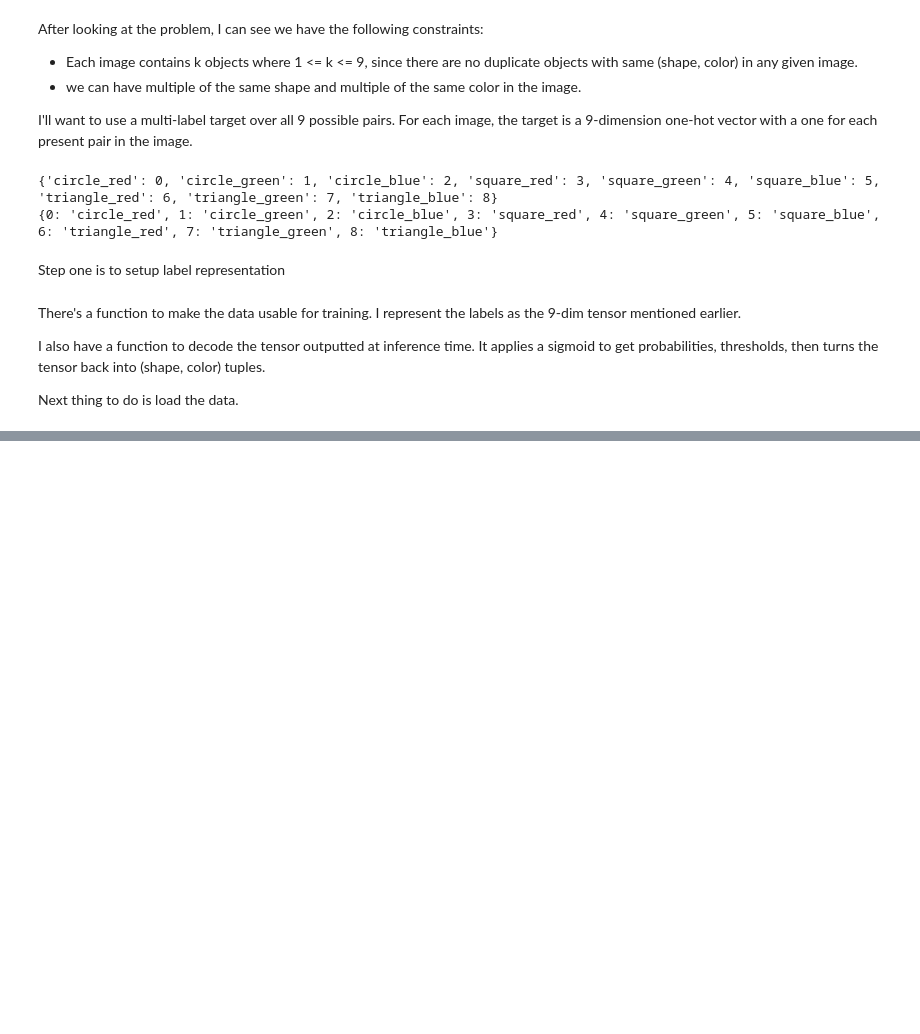
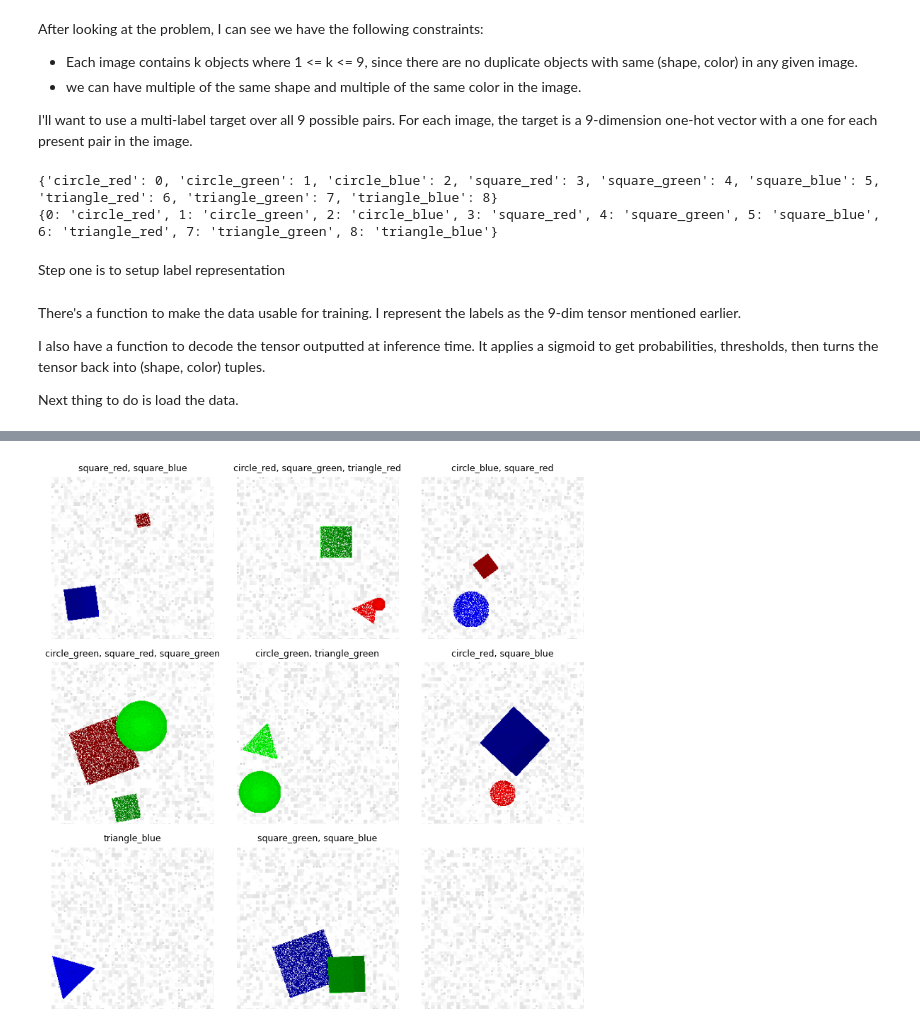
Before and after one commit to ojas-mediratta/kaggle-competitions, a Jupyter notebook: all_shapes_and_colors/ojas_mediratta_kodiak.ipynb, the cells around one changed output, grey strips where cells are left out. Cells and saved outputs as stored; diff of their text form; code cells hidden in the pictures; blank space fills up the shorter version.

```diff
--- a/all_shapes_and_colors/ojas_mediratta_kodiak.ipynb
+++ b/all_shapes_and_colors/ojas_mediratta_kodiak.ipynb
@@ -143,0 +200,86 @@ class ShapesColorsDatasetTrain(Dataset):
+# %%
+BATCH_SIZE = 32
+
+# File paths
+train_csv = "all-shapes-and-colors-v-2/dataset_v3/train.csv"
+test_csv = "all-shapes-and-colors-v-2/dataset_v3/test.csv"
+train_img_dir = "all-shapes-and-colors-v-2/dataset_v3"
+test_img_dir = "all-shapes-and-colors-v-2/dataset_v3"
+
+# Load and split training data
+train_df = pd.read_csv(train_csv)
+np.random.seed(17)
+indices = np.random.permutation(len(train_df))
+split_idx = int(0.8 * len(indices)) # 80 20 split ratio for the training and validation sets
+train_indices, val_indices = indices[:split_idx], indices[split_idx:]
+
+print(f"Total training samples: {len(train_df)}")
+print(f"Train split: {len(train_indices)}, Val split: {len(val_indices)}")
+
+# Transforms
+train_tfms = T.Compose([
+    T.ToTensor(),
+    T.Normalize(mean=[0.5, 0.5, 0.5], std=[0.5, 0.5, 0.5])
+    ])
+val_tfms = T.Compose([
+    T.ToTensor(),
+    T.Normalize(mean=[0.5, 0.5, 0.5], std=[0.5, 0.5, 0.5])
+])
+
+# Create base training dataset and split it
+full_train_ds = ShapesColorsDatasetTrain(train_csv, train_img_dir, transform=train_tfms)
+train_ds = IndexedDataset(full_train_ds, train_indices)
+
+full_val_ds = ShapesColorsDatasetTrain(train_csv, train_img_dir, transform=val_tfms)
+val_ds = IndexedDataset(full_val_ds, val_indices)
+
+test_ds = ShapesColorsDatasetTest(test_csv, test_img_dir, transform=val_tfms)
+
+# Create DataLoaders
+train_loader = DataLoader(
+    train_ds,
+    batch_size=BATCH_SIZE,
+    shuffle=True,
+    num_workers=0,
+    pin_memory=True
+)
+val_loader = DataLoader(
+    val_ds,
+    batch_size=BATCH_SIZE,
+    shuffle=False,
+    num_workers=0,
+    pin_memory=True
+)
+test_loader = DataLoader(
+    test_ds,
+    batch_size=BATCH_SIZE,
+    shuffle=False,
+    num_workers=0,
+    pin_memory=True
+)
+
+print(f"Datasets created - Train: {len(train_ds)}, Val: {len(val_ds)}, Test: {len(test_ds)}")
+
+#test the dataset
+# x0, y0 = train_ds[0]
+# print("image:", x0.shape)
+# print("target:", y0)
+# print("num objects:", int(y0.sum().item()))
+
+def unnorm(x):
+    # invert Normalize(mean=0.5, std=0.5) -> back to [0,1] for display
+    return (x * 0.5 + 0.5).clamp(0, 1)
+
+images, targets = next(iter(train_loader))
+
+plt.figure(figsize=(8, 8))
+for i in range(min(9, images.size(0))):
+    plt.subplot(3, 3, i+1)
+    img = unnorm(images[i]).permute(1, 2, 0).numpy()
+    plt.imshow(img)
+    idxs = (targets[i] > 0.5).nonzero(as_tuple=True)[0].tolist()
+    labels = [IDX_TO_PAIR[j] for j in idxs]  # e.g., 'triangle_blue'
+    plt.title(", ".join(labels), fontsize=9)
+    plt.axis("off")
+plt.tight_layout(); plt.show()
+# %% [output]
@@ -143,0 +289 @@ class ShapesColorsDatasetTrain(Dataset):
+[figure, added]
```
Also changed, not shown: parts of 5 cells of this notebook, 1 other file.
